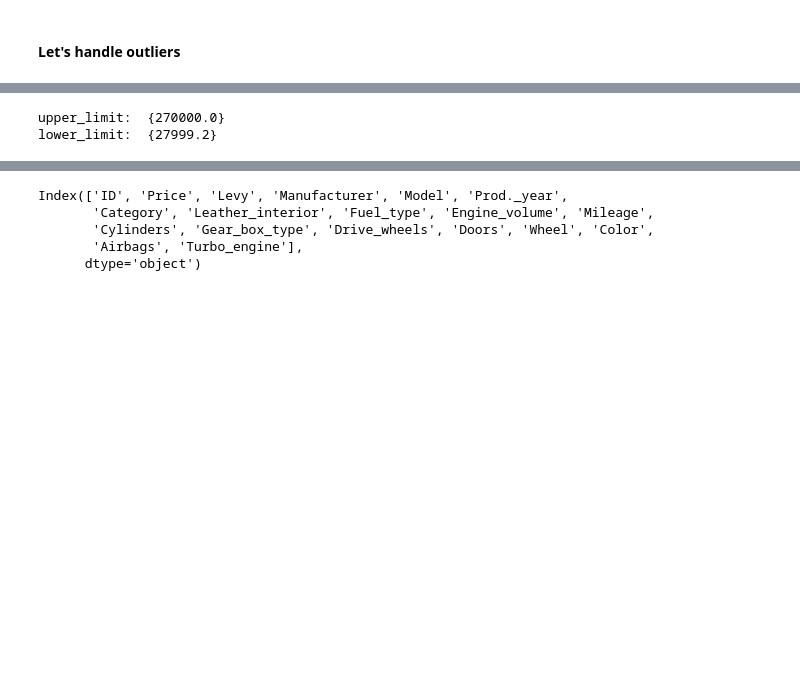
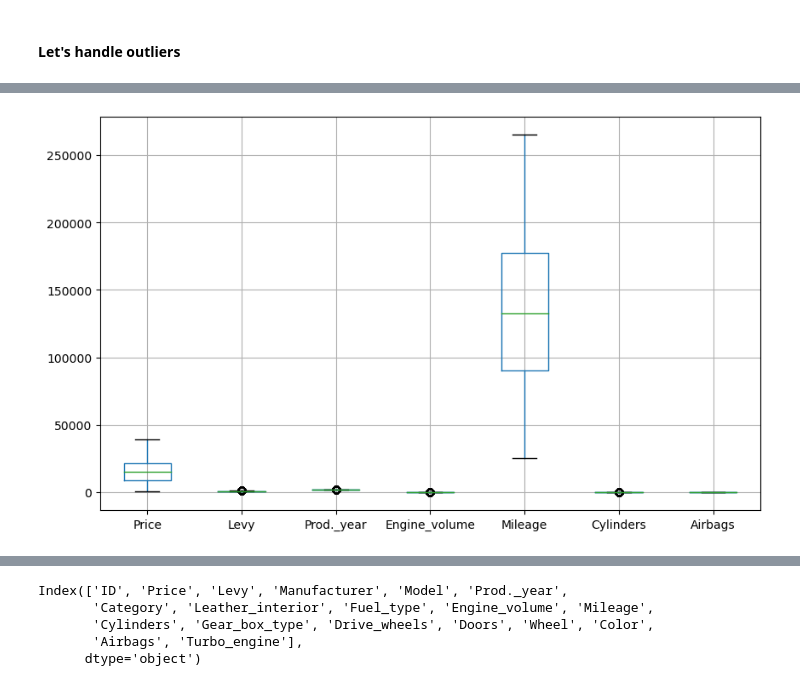
Before and after one commit to Aifedayo/data-science-maths, a Jupyter notebook: Projects/flask_server_car_price_pred_v2/model/car_price_prediction_model_v2.ipynb, the cells around one changed output, grey strips where cells are left out. Saved outputs shown, nothing was run; the diff lists cells and outputs as text; code cells hidden in the pictures; blank space fills up the shorter version.

```diff
--- a/Projects/flask_server_car_price_pred_v2/model/car_price_prediction_model_v2.ipynb
+++ b/Projects/flask_server_car_price_pred_v2/model/car_price_prediction_model_v2.ipynb
@@ -281,6 +270,9 @@ upper_limit:  {39107.80000000008}
 lower_limit:  {706.0}
-# %%
-df = get_and_remove_outliers(df=df, col='Mileage')
-# %% [output]
-upper_limit:  {270000.0}
-lower_limit:  {27999.2}
+# %%
+#Create a boc plot to visualize outliers in the numerical cols
+numerical_data = df.select_dtypes(exclude=object)
+numerical_data
+cols = [col for col in numerical_data]
+numerical_data.boxplot(figsize=(10,6), column=cols);
+# %% [output]
+[figure, added]
```
Also changed, not shown: parts of 19 cells of this notebook.
